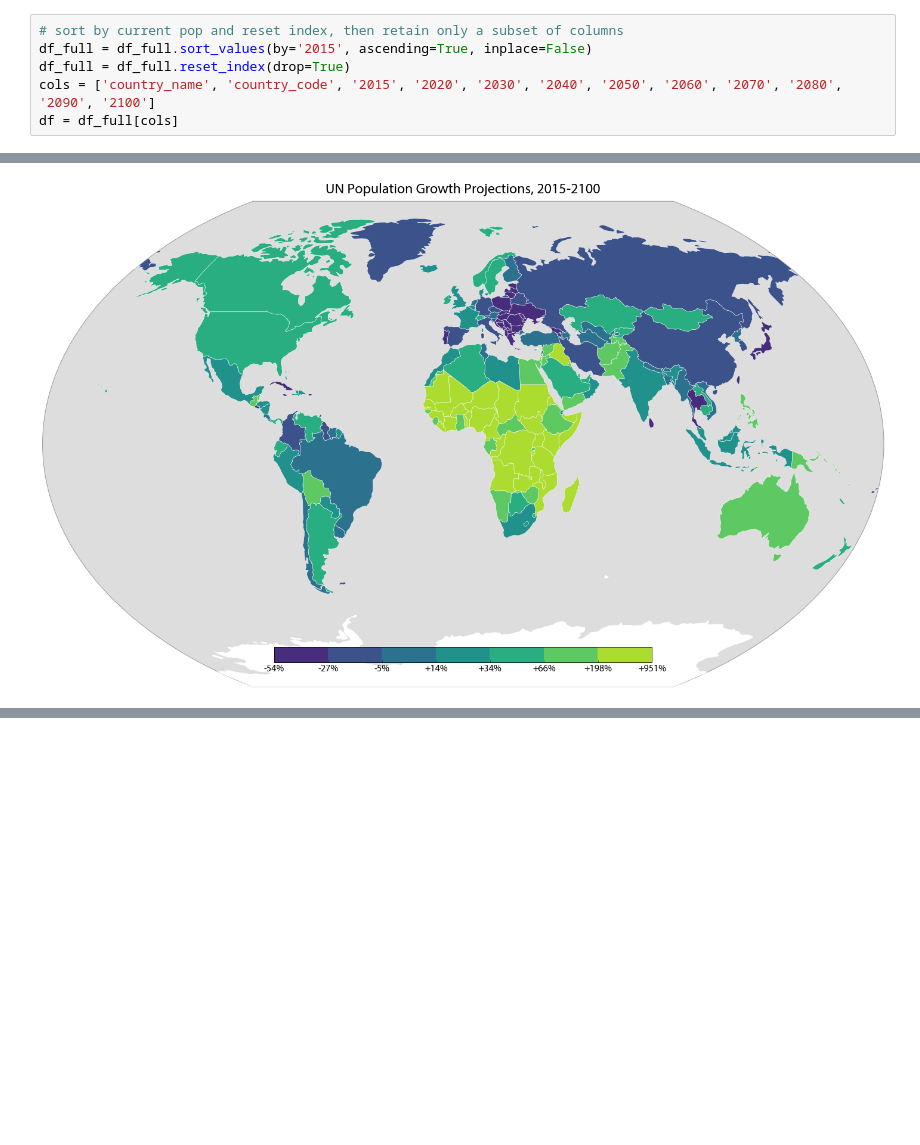
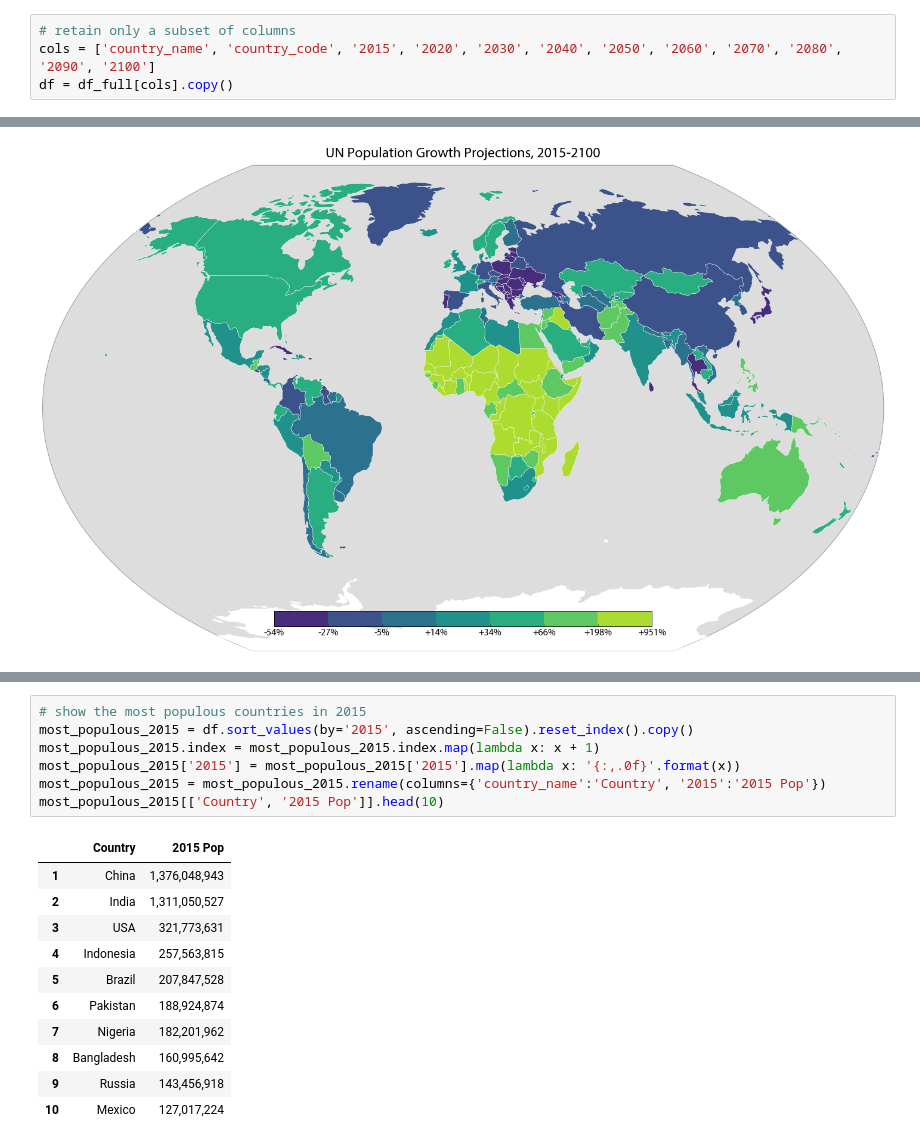
Before and after one commit to gboeing/ppde642, a Jupyter notebook: Examples-and-Demos/population-projections/visualize-population-projections.ipynb, the cells around one changed output, grey strips where cells are left out. Drawn from its saved outputs; the diff is of its cells as text; blank space fills up the shorter version.

```diff
--- a/Examples-and-Demos/population-projections/visualize-population-projections.ipynb
+++ b/Examples-and-Demos/population-projections/visualize-population-projections.ipynb
@@ -39,6 +41,4 @@ df_full = df_excel[df_excel['country_code'].isin(country_codes['country_code'])]
 # %%
-# sort by current pop and reset index, then retain only a subset of columns
-df_full = df_full.sort_values(by='2015', ascending=True, inplace=False)
-df_full = df_full.reset_index(drop=True)
+# retain only a subset of columns
 cols = ['country_name', 'country_code', '2015', '2020', '2030', '2040', '2050', '2060', '2070', '2080', '2090', '2100']
-df = df_full[cols]
+df = df_full[cols].copy()
@@ -214,0 +295,19 @@ plt.show()
+# %%
+# show the most populous countries in 2015
+most_populous_2015 = df.sort_values(by='2015', ascending=False).reset_index().copy()
+most_populous_2015.index = most_populous_2015.index.map(lambda x: x + 1)
+most_populous_2015['2015'] = most_populous_2015['2015'].map(lambda x: '{:,.0f}'.format(x))
+most_populous_2015 = most_populous_2015.rename(columns={'country_name':'Country', '2015':'2015 Pop'})
+most_populous_2015[['Country', '2015 Pop']].head(10)
+# %% [output]
+|  | Country | 2015 Pop |
+| 1 | China | 1,376,048,943 |
+| 2 | India | 1,311,050,527 |
+| 3 | USA | 321,773,631 |
+| 4 | Indonesia | 257,563,815 |
+| 5 | Brazil | 207,847,528 |
+| 6 | Pakistan | 188,924,874 |
+| 7 | Nigeria | 182,201,962 |
+| 8 | Bangladesh | 160,995,642 |
+| 9 | Russia | 143,456,918 |
+| 10 | Mexico | 127,017,224 |
```
Also changed, not shown: parts of 15 cells of this notebook.
